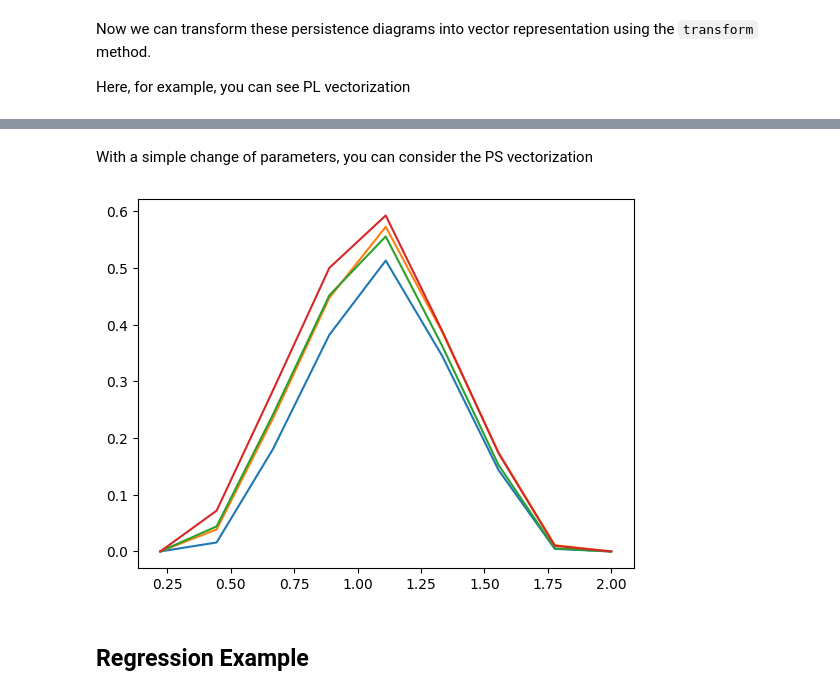
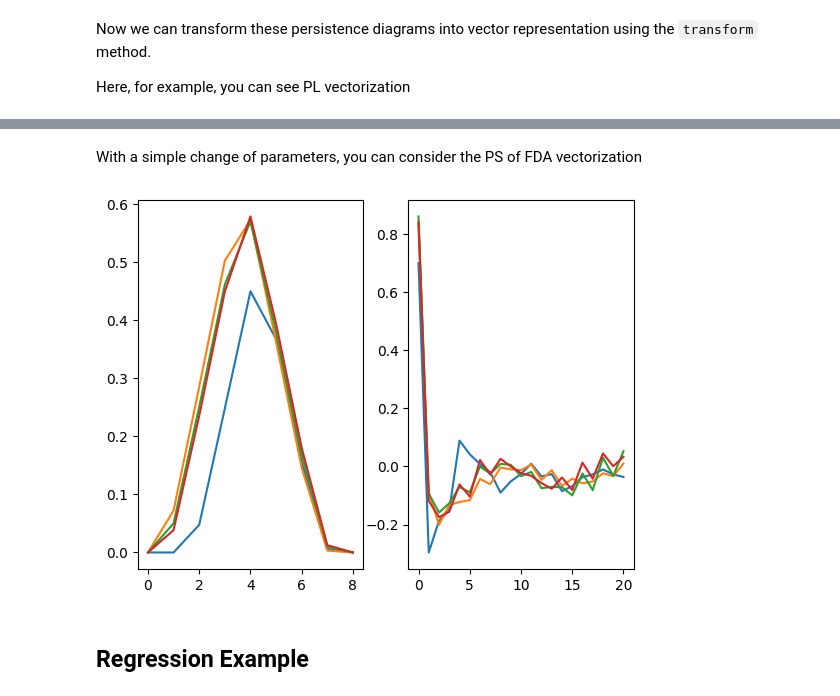
Before and after one commit to ALuchinsky/vpb_python, a Jupyter notebook: python/test_TDAvectorizer.ipynb, the cells around one changed output, grey strips where cells are left out. Saved outputs shown, nothing was run; the diff lists cells and outputs as text; code cells hidden in the pictures.

Commit message:
FDA vectorization summary implemented

```diff
--- a/python/test_TDAvectorizer.ipynb
+++ b/python/test_TDAvectorizer.ipynb
@@ -237,11 +217,13 @@ for v in vvv:
 # %% [markdown]
-With a simple change of parameters, you can consider the PS vectorization
+With a simple change of parameters, you can consider the PS of FDA vectorization
 # %%
-vvv = vect.transform(homDim = 1, output = "PS", xSeq = xSeq)
-for v in vvv:
-    plt.plot(xSeq[1:], v)
+for i, method in enumerate(["ps", "fda"]):
+    vvv = vect.transform(homDim = 1, output = method, xSeq = xSeq)
+    for v in vvv:
+        ax = plt.subplot(1, 2, i+1)
+        ax.plot(v, label = method)
 # %% [output]
-[figure, old version]
+[figure, new version]
 # %% [markdown]
 ## Regression Example
 # %%
```
Also changed, not shown: parts of 25 cells of this notebook, 8 other files.
